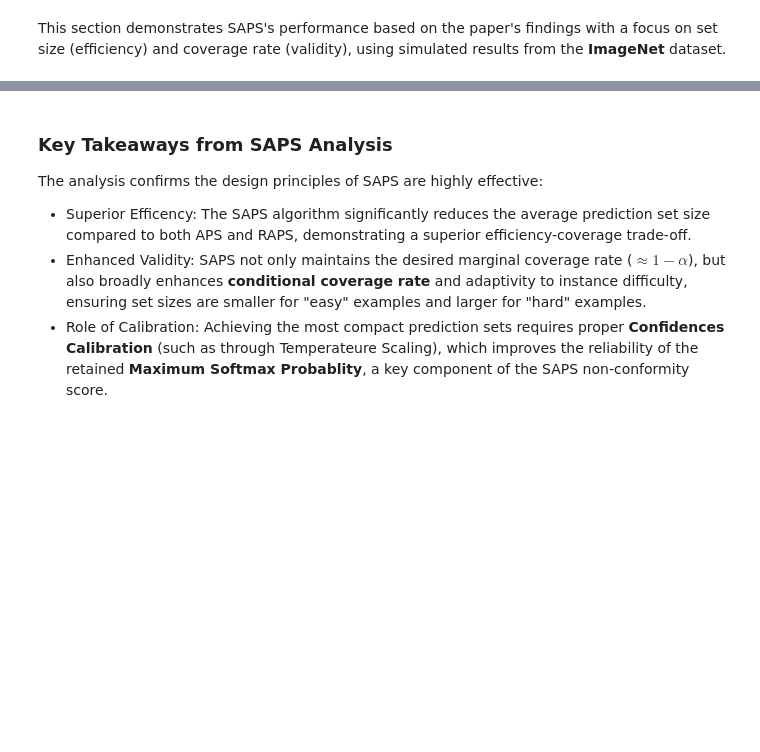
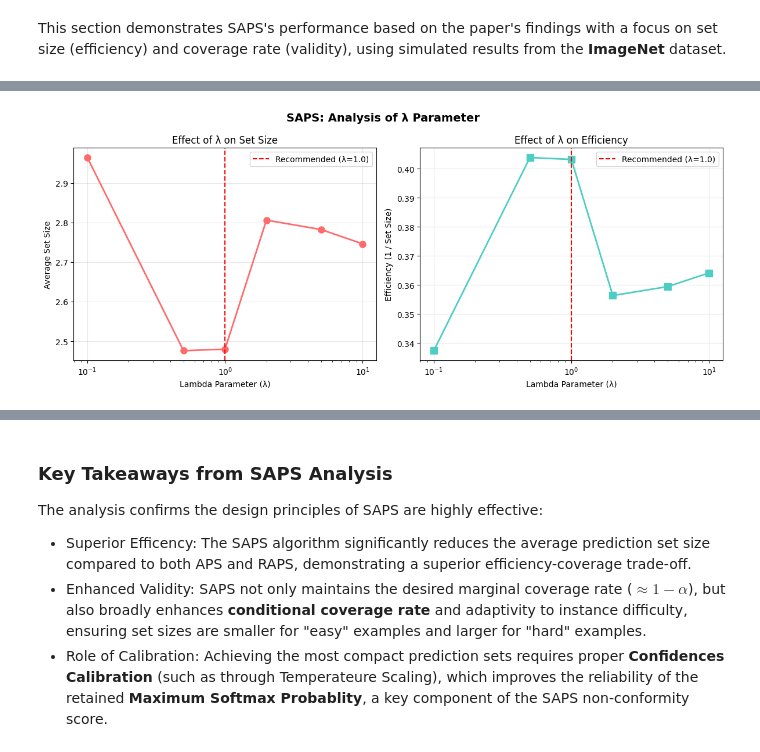
Before and after one commit to m3ryemmo/probly, a Jupyter notebook: notebooks/examples/saps_notebook.ipynb, the cells around one changed output, grey strips where cells are left out. Drawn from its saved outputs; the diff is of its cells as text; code cells hidden in the pictures; blank space fills up the shorter version.

```diff
--- a/notebooks/examples/saps_notebook.ipynb
+++ b/notebooks/examples/saps_notebook.ipynb
@@ -180,0 +404,91 @@ SAPS     | 0.950                | 7.55 (BEST)
+# %%
+def analyze_lambda_impact() -> None:  # noqa: PLR0915
+    """Analyzes the influence of λ parameter on SAPS."""
+    # Simulated data
+    np.random.seed(42)
+    n_classes = 5
+    n_samples = 500
+
+    # Simulate different confidence levels
+    cal_probs = []
+    cal_labels = []
+
+    for i in range(n_samples):
+        if i < n_samples // 2:
+            # High confidence
+            base_probs = np.random.dirichlet([0.1] * n_classes)
+            max_idx = np.argmax(base_probs)
+            base_probs[max_idx] = 0.8
+            base_probs = base_probs / base_probs.sum()
+        else:
+            # Low confidence
+            base_probs = np.random.dirichlet([1] * n_classes)
+
+        cal_probs.append(base_probs)
+        cal_labels.append(np.random.choice(n_classes, p=base_probs))
+
+    cal_probs = np.array(cal_probs)
+    cal_labels = np.array(cal_labels)
+
+    # Test different λ values
+    lambda_values = [0.1, 0.5, 1.0, 2.0, 5.0, 10.0]
+    results = []
+
+    for lambda_val in lambda_values:
+        saps = SAPS(alpha=0.1, lambda_param=lambda_val)
+        saps.fit(cal_probs, cal_labels)
+
+        # Evaluate on test data
+        eval_results = saps.evaluate(cal_probs, cal_labels)
+
+        results.append(
+            {
+                "lambda": lambda_val,
+                "coverage": eval_results["coverage"],
+                "avg_set_size": eval_results["avg_set_size"],
+                "efficiency": 1 / eval_results["avg_set_size"],
+            },
+        )
+
+    # Visualization
+    fig, (ax1, ax2) = plt.subplots(1, 2, figsize=(12, 5))
+
+    lambdas = [r["lambda"] for r in results]
+    set_sizes = [r["avg_set_size"] for r in results]
+    efficiencies = [r["efficiency"] for r in results]
+
+    # Set Size vs Lambda
+    ax1.plot(lambdas, set_sizes, "o-", linewidth=2, markersize=8, color="#FF6B6B")
+    ax1.axvline(x=1.0, color="red", linestyle="--", label="Recommended (λ=1.0)")
+    ax1.set_xlabel("Lambda Parameter (λ)")
+    ax1.set_ylabel("Average Set Size")
+    ax1.set_title("Effect of λ on Set Size")
+    ax1.grid(True, alpha=0.3)
+    ax1.set_xscale("log")
+    ax1.legend()
+
+    # Efficiency vs Lambda
+    ax2.plot(lambdas, efficiencies, "s-", color="#4ECDC4", linewidth=2, markersize=8)
+    ax2.axvline(x=1.0, color="red", linestyle="--", label="Recommended (λ=1.0)")
+    ax2.set_xlabel("Lambda Parameter (λ)")
+    ax2.set_ylabel("Efficiency (1 / Set Size)")
+    ax2.set_title("Effect of λ on Efficiency")
+    ax2.grid(True, alpha=0.3)
+    ax2.set_xscale("log")
+    ax2.legend()
+
+    plt.suptitle("SAPS: Analysis of λ Parameter", fontsize=14, fontweight="bold")
+    plt.tight_layout()
+    plt.show()
+
+    # Results table
+    print("\n SAPS λ Parameter Analysis")
+    print("-" * 60)
+    print(f"{'λ':<8} {'Coverage':<10} {'Set Size':<12} {'Efficiency':<10}")
+    print("-" * 60)
+    for r in results:
+        print(f"{r['lambda']:<8.1f} {r['coverage']:<10.3f} {r['avg_set_size']:<12.3f} {r['efficiency']:<10.3f}")
+
+
+analyze_lambda_impact()
+# %% [output]
@@ -180,0 +512 @@ SAPS     | 0.950                | 7.55 (BEST)
+[figure, added]
```
Also changed, not shown: parts of 11 cells of this notebook.
